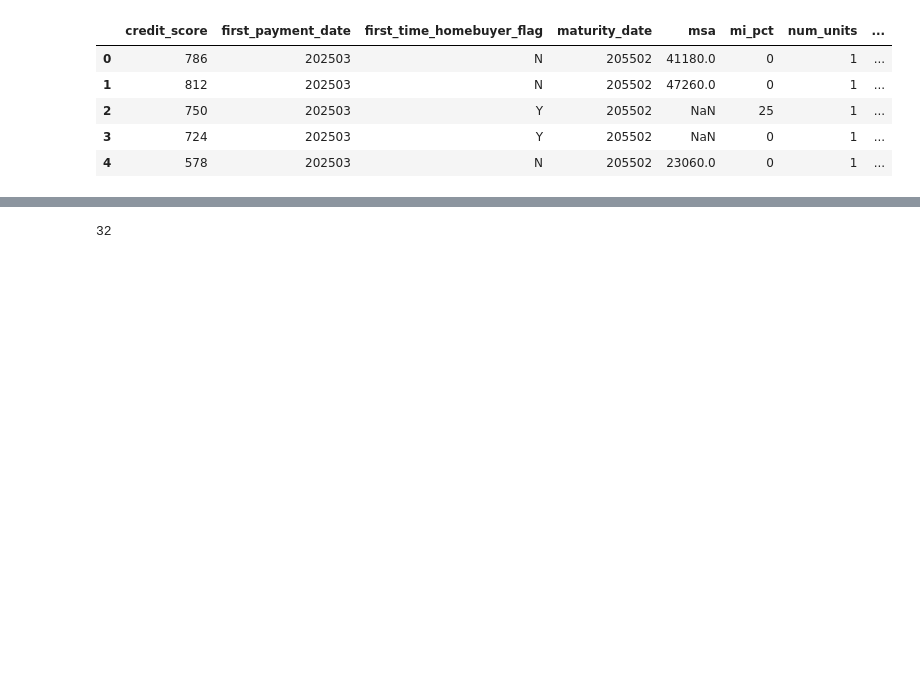
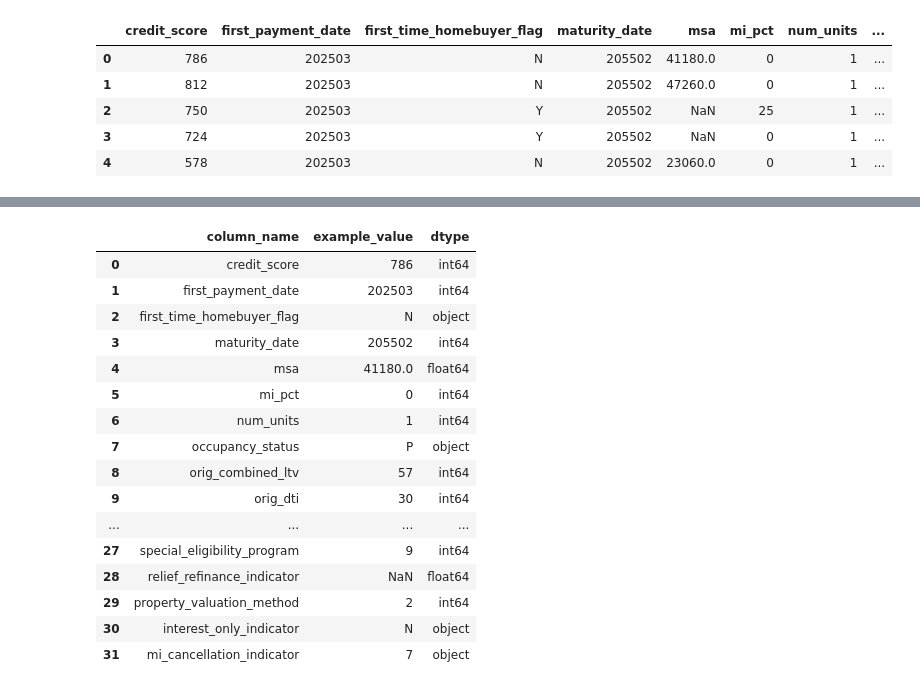
Before and after one commit to saayedalam/fintech-ae-platform, a Jupyter notebook: notebooks/00_inspect_freddie_mac_raw.ipynb, the cells around one changed output, grey strips where cells are left out. Drawn from its saved outputs; the diff is of its cells as text; code cells hidden in the pictures; blank space fills up the shorter version.

```diff
--- a/notebooks/00_inspect_freddie_mac_raw.ipynb
+++ b/notebooks/00_inspect_freddie_mac_raw.ipynb
@@ -125,15 +125,29 @@ df_perf.head()
 | 2 | F25Q10000004 | 202504 | 425000.0 | 0 | 2 | ... |
 | 3 | F25Q10000004 | 202505 | 424000.0 | 0 | 3 | ... |
 | 4 | F25Q10000004 | 202506 | 424000.0 | 0 | 4 | ... |
-# %%
-# Purpose: Count exact number of columns in performance file (ground truth)
-
-perf_path = "../ingestion/data/raw/freddie_mac/historical_data_2025/historical_data_2025Q1/historical_data_time_2025Q1.txt"
-
-with open(perf_path, "r") as f:
-    first_line = f.readline().rstrip("\n")
-
-num_cols = len(first_line.split("|"))
-num_cols
-# %% [output]
-32
+# %%
+summary = pd.DataFrame({
+    "column_name": df_acq.columns,
+    "example_value": [df_acq[col].iloc[0] for col in df_acq.columns],
+    "dtype": [df_acq[col].dtype for col in df_acq.columns],
+})
+
+summary
+# %% [output]
+|  | column_name | example_value | dtype |
+| 0 | credit_score | 786 | int64 |
+| 1 | first_payment_date | 202503 | int64 |
+| 2 | first_time_homebuyer_flag | N | object |
+| 3 | maturity_date | 205502 | int64 |
+| 4 | msa | 41180.0 | float64 |
+| 5 | mi_pct | 0 | int64 |
+| 6 | num_units | 1 | int64 |
+| 7 | occupancy_status | P | object |
+| 8 | orig_combined_ltv | 57 | int64 |
+| 9 | orig_dti | 30 | int64 |
+| ... | ... | ... | ... |
+| 27 | special_eligibility_program | 9 | int64 |
+| 28 | relief_refinance_indicator | NaN | float64 |
+| 29 | property_valuation_method | 2 | int64 |
+| 30 | interest_only_indicator | N | object |
+| 31 | mi_cancellation_indicator | 7 | object |
```
Also changed, not shown: 1 other file.
